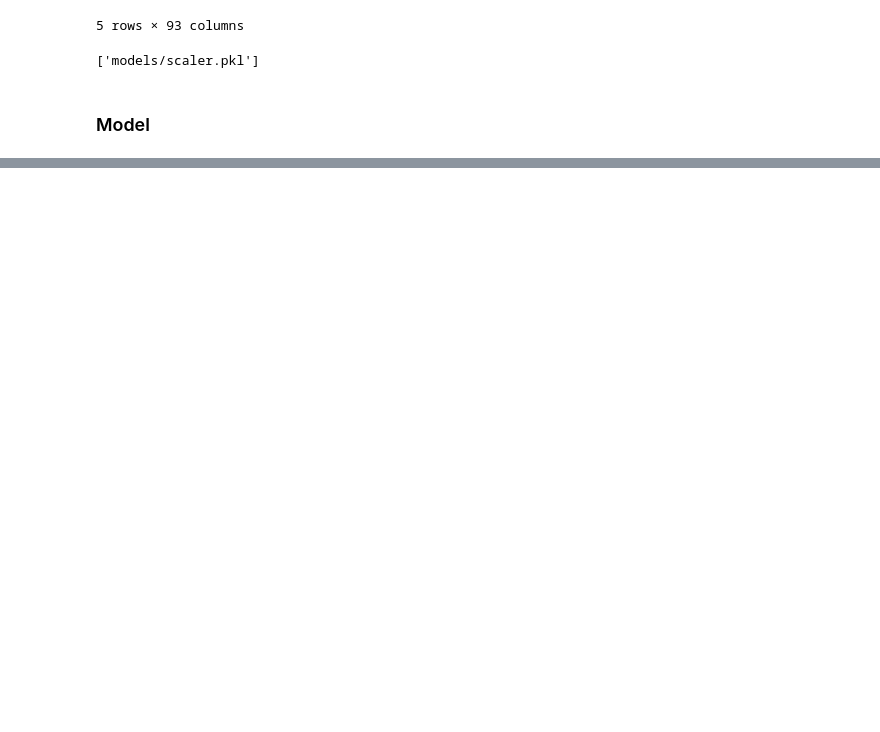
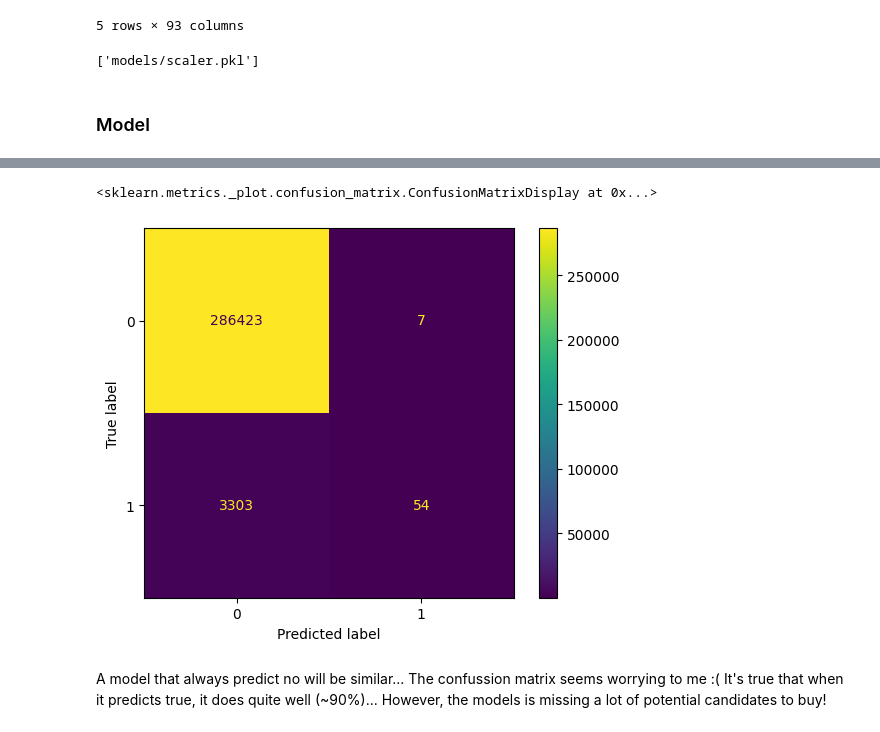
Before and after one commit to imMoya/zrive-ds, a Jupyter notebook: src/module_3/explore.ipynb, the cells around one changed output, grey strips where cells are left out. Saved outputs shown, nothing was run; the diff lists cells and outputs as text; code cells hidden in the pictures; blank space fills up the shorter version.

```diff
--- a/src/module_3/explore.ipynb
+++ b/src/module_3/explore.ipynb
@@ -123,15 +138,23 @@ from sklearn.metrics import mean_squared_error
 # %%
 def train_and_evaluate(X_train, X_val, X_test, y_train, y_val, y_test):
     models = {
-        'Ridge': Ridge(),
-        'Lasso': Lasso(),
-        'ElasticNet': ElasticNet()
+        #'Ridge': Ridge(),
+        #'Lasso': Lasso(),
+        #'ElasticNet': ElasticNet(),
+        #'LogisticRegression': LogisticRegression(max_iter=100),
+        #'RidgeClassifier': RidgeClassifier(max_iter=100),
+        #'SGDClassifier': SGDClassifier(max_iter=10)
+        'XGBClassifier': xgb.XGBClassifier(eval_metric='mlogloss')
     }
 
     param_grid = {
-        'Ridge': {'model__alpha': [0.01, 0.1, 1, 10, 100]},
-        'Lasso': {'model__alpha': [0.01, 0.1, 1, 10, 100]},
-        'ElasticNet': {'model__alpha': [0.01, 0.1, 1, 10, 100], 'model__l1_ratio': [0.2, 0.5, 0.8]}
+        #'Ridge': {'model__alpha': [0.01, 0.1, 1, 10, 100]},
+        #'Lasso': {'model__alpha': [0.01, 0.1, 1, 10, 100]},
+        #'ElasticNet': {'model__alpha': [0.01, 0.1, 1, 10, 100], 'model__l1_ratio': [0.2, 0.5, 0.8]},
+        #'LogisticRegression': {'model__C': [0.01, 1]},
+        #'RidgeClassifier': {'model__alpha': [0.01, 1]},
+        'XGBClassifier': {'model__learning_rate': [0.01, 0.1]}
+        #'SGDClassifier': {'model__alpha': [0.0001,  0.01]}
     }
 
     best_model = None
@@ -162,5 +185,5 @@ def train_and_evaluate(X_train, X_val, X_test, y_train, y_val, y_test):
 
     return best_model
 # %%
-train_and_evaluate(X_train_scaled, X_val_scaled, X_test_scaled, y_train, y_val, y_test)
+best_model = train_and_evaluate(X_train_scaled, X_val_scaled, X_test_scaled, y_train, y_val, y_test)
 # %% [output]
@@ -173,0 +209,21 @@ Pipeline(steps=[('model', Ridge(alpha=100))])
+# %%
+from sklearn.metrics import confusion_matrix, ConfusionMatrixDisplay
+
+# Predict the outcomes for the test set
+y_test_pred = best_model.predict(X_test_scaled)
+
+# Convert predictions to binary outcomes (assuming a threshold of 0.5)
+y_test_pred_binary = (y_test_pred >= 0.5).astype(int)
+
+# Generate the confusion matrix
+cm = confusion_matrix(y_test, y_test_pred_binary)
+
+# Display the confusion matrix
+disp = ConfusionMatrixDisplay(confusion_matrix=cm)
+disp.plot()
+# %% [output]
+<sklearn.metrics._plot.confusion_matrix.ConfusionMatrixDisplay at 0x...>
+[figure, added]
+# %% [markdown]
+A model that always predict no will be similar... The confussion matrix seems worrying to me :(
+It's true that when it predicts true, it does quite well (~90%)... However, the models is missing a lot of potential candidates to buy!
```
Also changed, not shown: parts of 4 cells of this notebook, 30 other files.
